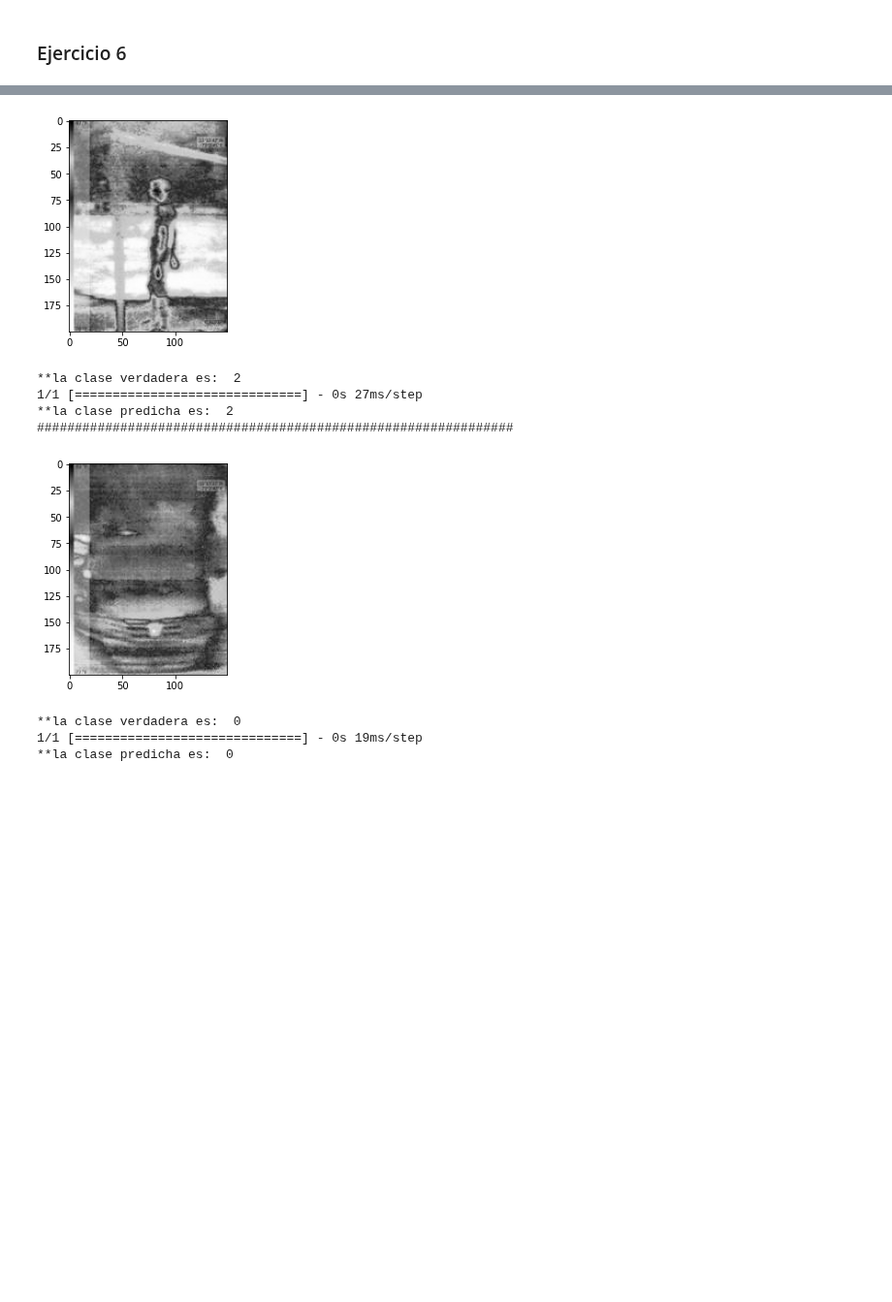
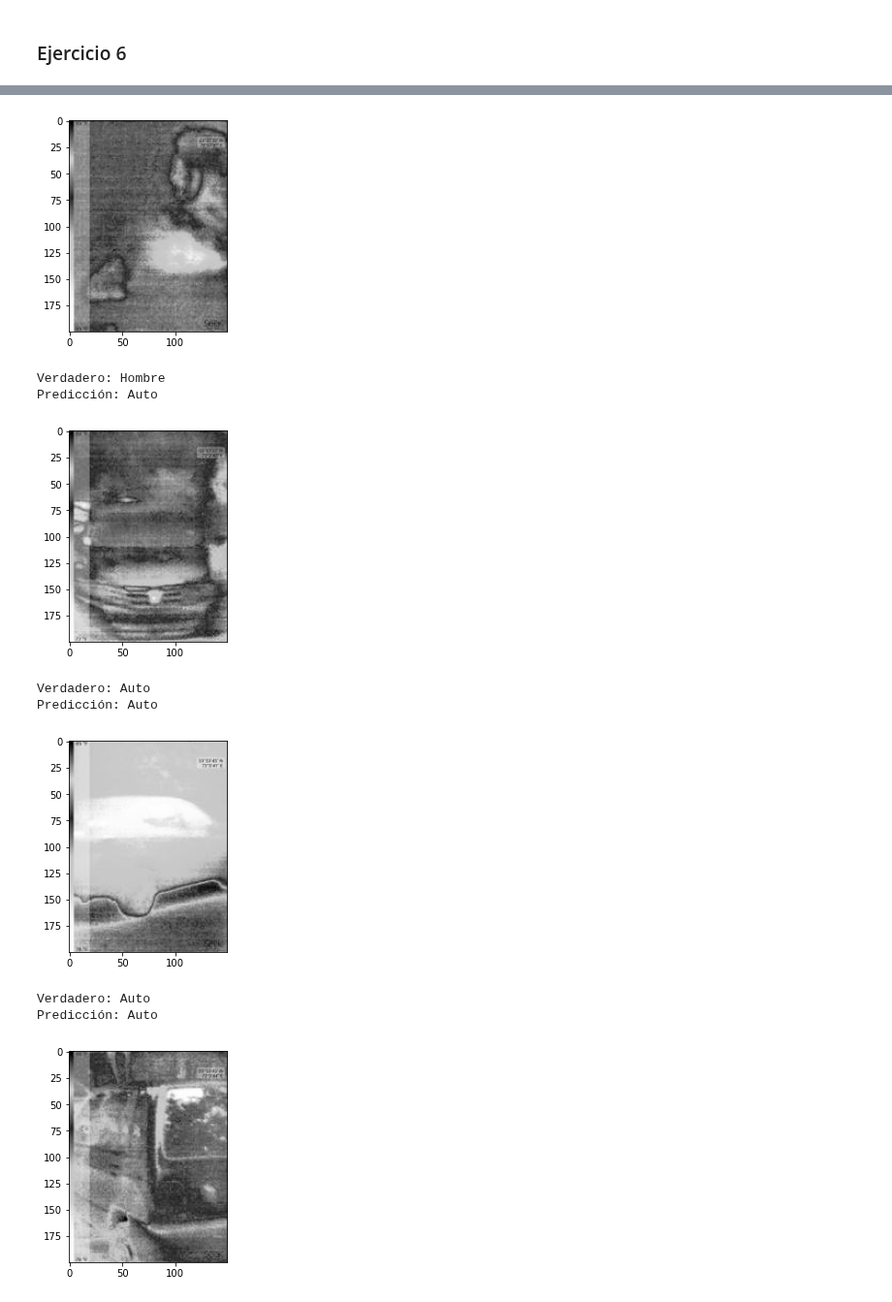
Before and after one commit to qgerman2/ml_labs, a Jupyter notebook: lab6.ipynb, the cells around one changed output, grey strips where cells are left out. Shown at 97% size. Cells and saved outputs as stored; diff of their text form; code cells hidden in the pictures; blank space fills up the shorter version.

```diff
--- a/lab6.ipynb
+++ b/lab6.ipynb
@@ -179,22 +179,36 @@ print("Test loss:", score[0])
 print("Test accuracy:", score[1])
 print("###############################################################")
 
+def catnum2name(n):
+    name = "Auto"
+    if n == 1:
+        name = "Gato"
+    elif n == 2:
+        name = "Hombre"
+    return name
+
 #verifica predicciones para algunos datos
-idx = 257
-plt.imshow(X_test[idx], cmap='Greys')
-plt.show()
+errcount = 0
+biencount = 0
+mostrar = 2
+for idx in range(X_test.shape[0]):
+    prediction = model.predict(np.expand_dims(X_test[idx], 0), verbose = 0)
+    #contar
+    if (np.argmax(y_test[idx]) != np.argmax(prediction)):
+        bien = False
+        errcount = errcount + 1
+    else:
+        bien = True
+        biencount = biencount + 1
+    #mostrar imagen
+    if ((bien and biencount <= mostrar) or (not bien and errcount <= mostrar)):
+        plt.imshow(X_test[idx], cmap='Greys')
+        plt.show()
+        print("Verdadero: " + catnum2name(np.argmax(y_test[idx])))
+        print("Predicción: " + catnum2name(np.argmax(prediction)))
 
-print('**la clase verdadera es: ', np.argmax(y_test[idx]))
-
-prediction = model.predict(np.expand_dims(X_test[idx], 0))
-print('**la clase predicha es: ', np.argmax(prediction))
-print("###############################################################")
-idx_fail = 1
-plt.imshow(X_test[idx_fail], cmap='Greys')
-plt.show()
-
-print('**la clase verdadera es: ', np.argmax(y_test[idx_fail]))
-
-prediction = model.predict(np.expand_dims(X_test[idx_fail], 0))
-print('**la clase predicha es: ', np.argmax(prediction))
+#mini resumen
+print("\nTotal imágenes de test: " + str(X_test.shape[0]))
+print("Buenas: " + str(biencount))
+print("Errores: " + str(errcount))
 # %% [output]
@@ -202,11 +216,12 @@ Test loss: 0.31103914976119995
 Test accuracy: 0.9047619104385376
 ###############################################################
-[figure, old version]
+[figure, new version]
-**la clase verdadera es:  2
-1/1 [==============================] - 0s 27ms/step
-**la clase predicha es:  2
-###############################################################
+Verdadero: Hombre
+Predicción: Auto
 [figure]
-**la clase verdadera es:  0
-1/1 [==============================] - 0s 19ms/step
-**la clase predicha es:  0
+Verdadero: Auto
+Predicción: Auto
+[figure, added]
+Verdadero: Auto
+Predicción: Auto
+[figure, added]
```
Also changed, not shown: parts of 4 cells of this notebook.
